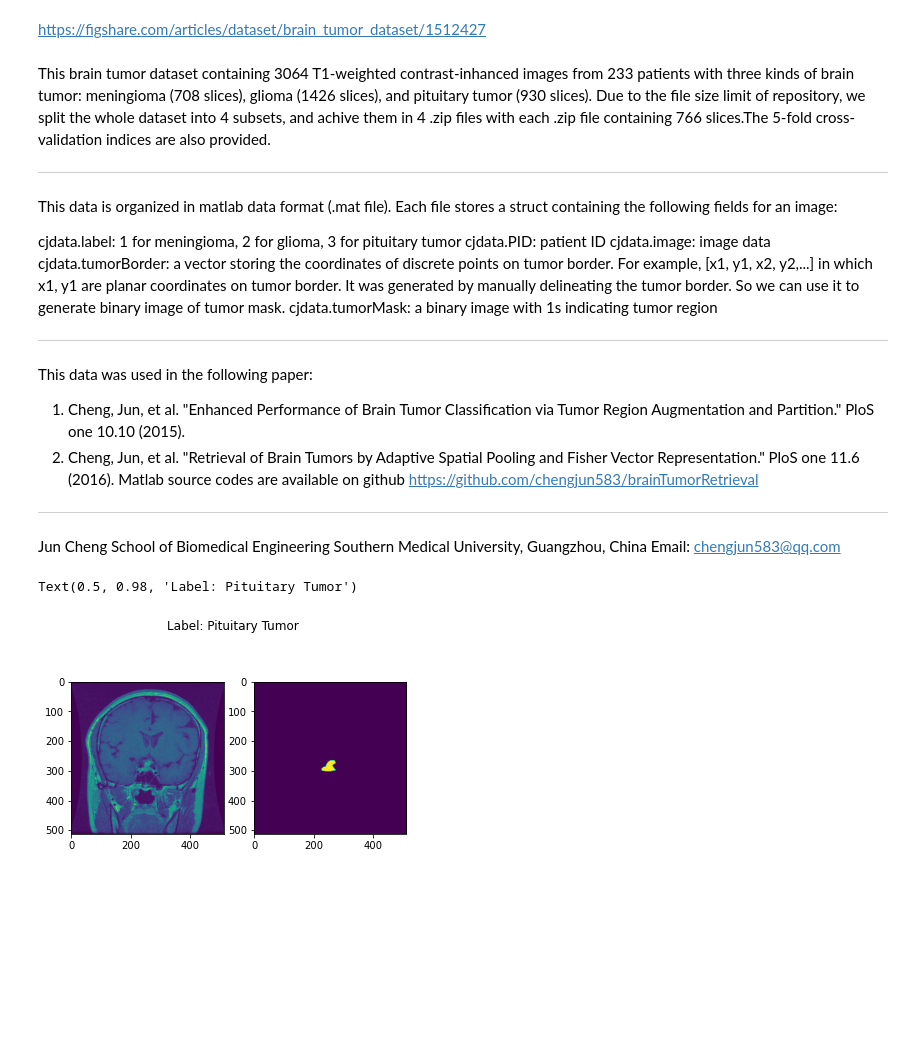
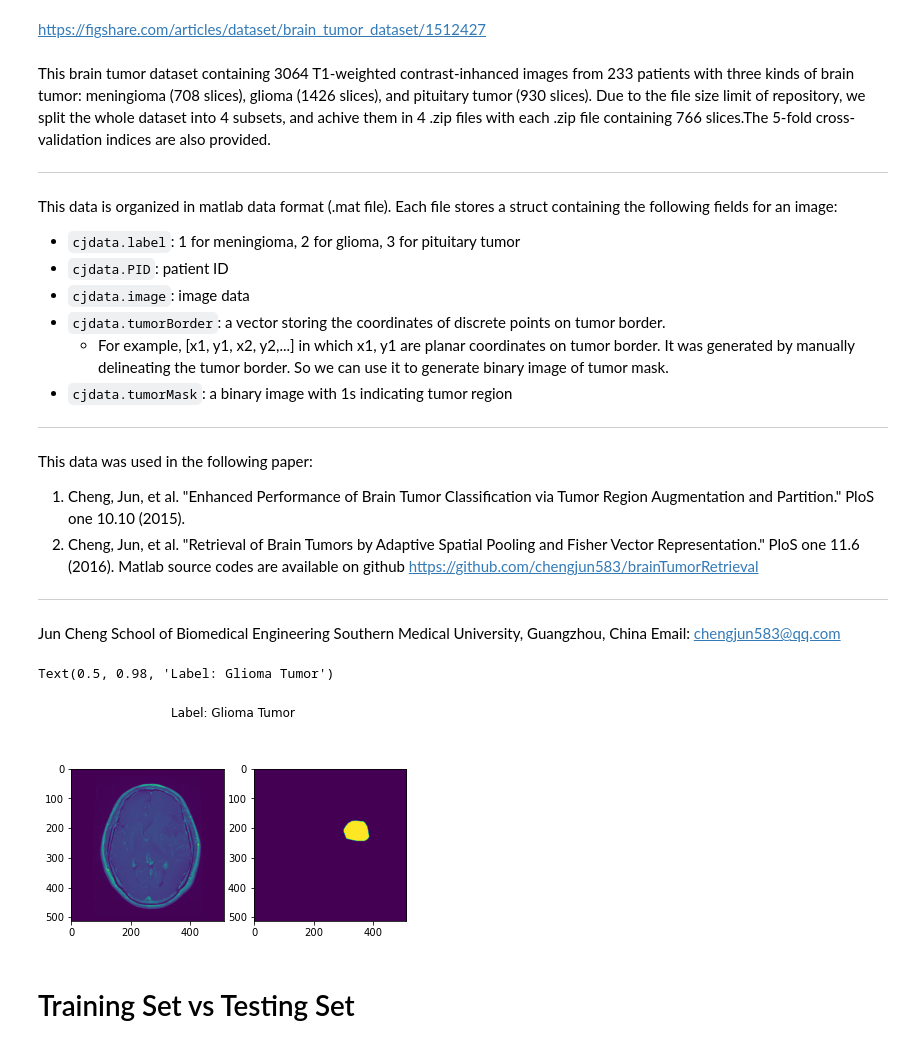
Before and after one commit to jmejia22/BrainTumorClassification, a Jupyter notebook: Project_Update2.ipynb, the cells around one changed output. Drawn from its saved outputs; the diff is of its cells as text; code cells hidden in the pictures; blank space fills up the shorter version.

```diff
--- a/Project_Update2.ipynb
+++ b/Project_Update2.ipynb
@@ -29,14 +62,12 @@ cross-validation indices are also provided.
 This data is organized in matlab data format (.mat file). Each file stores a struct
 containing the following fields for an image:
 
-cjdata.label: 1 for meningioma, 2 for glioma, 3 for pituitary tumor
-cjdata.PID: patient ID
-cjdata.image: image data
-cjdata.tumorBorder: a vector storing the coordinates of discrete points on tumor border.
-		For example, [x1, y1, x2, y2,...] in which x1, y1 are planar coordinates on tumor border.
-		It was generated by manually delineating the tumor border. So we can use it to generate
-		binary image of tumor mask.
-cjdata.tumorMask: a binary image with 1s indicating tumor region
+- `cjdata.label`: 1 for meningioma, 2 for glioma, 3 for pituitary tumor
+- `cjdata.PID`: patient ID
+- `cjdata.image`: image data
+- `cjdata.tumorBorder`: a vector storing the coordinates of discrete points on tumor border.
+    - For example, [x1, y1, x2, y2,...] in which x1, y1 are planar coordinates on tumor border. It was generated by manually delineating the tumor border. So we can use it to generate binary image of tumor mask.
+- `cjdata.tumorMask`: a binary image with 1s indicating tumor region
 
 -----
 This data was used in the following paper:
@@ -58,15 +89,15 @@ label_encoder = {
     3.0: "Pituitary Tumor"
 }
 # %%
-from pymatreader import read_mat
-
-data = read_mat("/Users/wendytran/Documents/GitHub/BrainTumorClassification/brainTumorDataPublic_15332298/1533.mat")
+# /Users/wendytran/Documents/GitHub/BrainTumorClassification/
 
 from matplotlib import pyplot as plt
 fig, ax = plt.subplots(1, 2)
-ax[0].imshow(data["cjdata"]['image'])
-ax[1].imshow(data["cjdata"]['tumorMask'])
-fig.suptitle("Label: " + label_encoder[data["cjdata"]["label"]])
+ax[0].imshow(data["image"])
+ax[1].imshow(data["tumorMask"])
+fig.suptitle("Label: " + label_encoder[data["label"]])
 # %% [output]
-Text(0.5, 0.98, 'Label: Pituitary Tumor')
+Text(0.5, 0.98, 'Label: Glioma Tumor')
-[figure, old version]
+[figure, new version]
+# %% [markdown]
+# Training Set vs Testing Set
```
Also changed, not shown: parts of 20 cells of this notebook, 1 other file.
